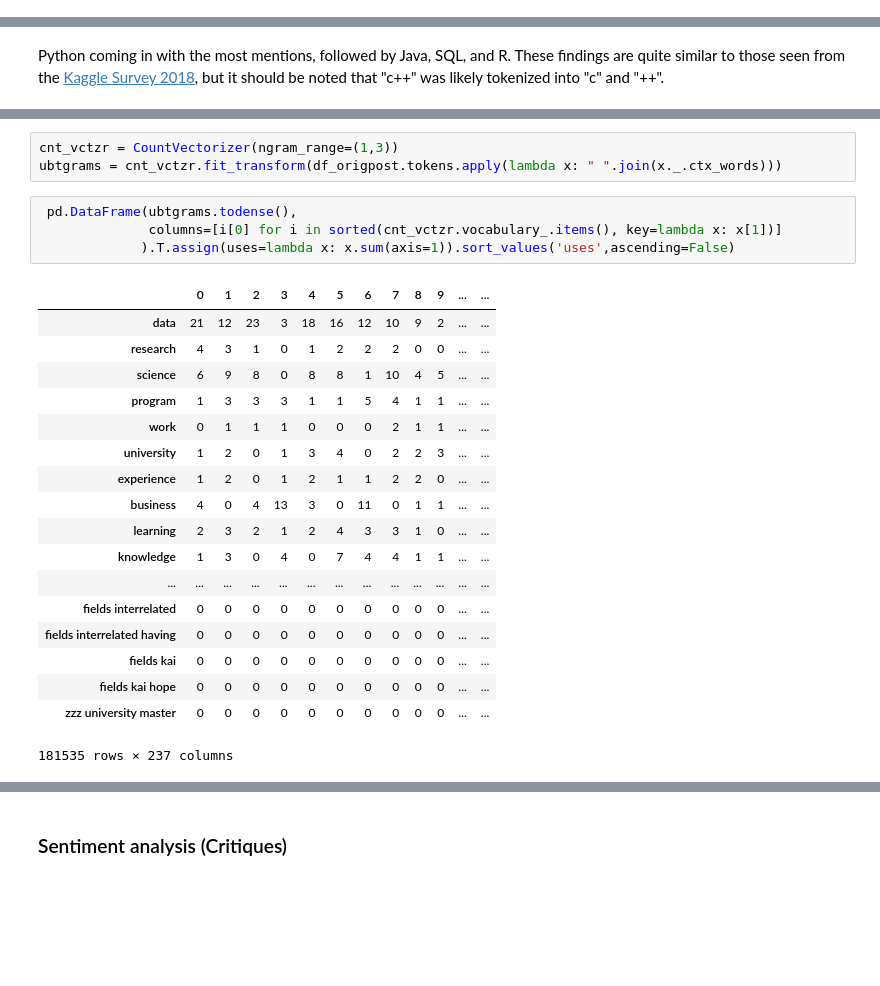
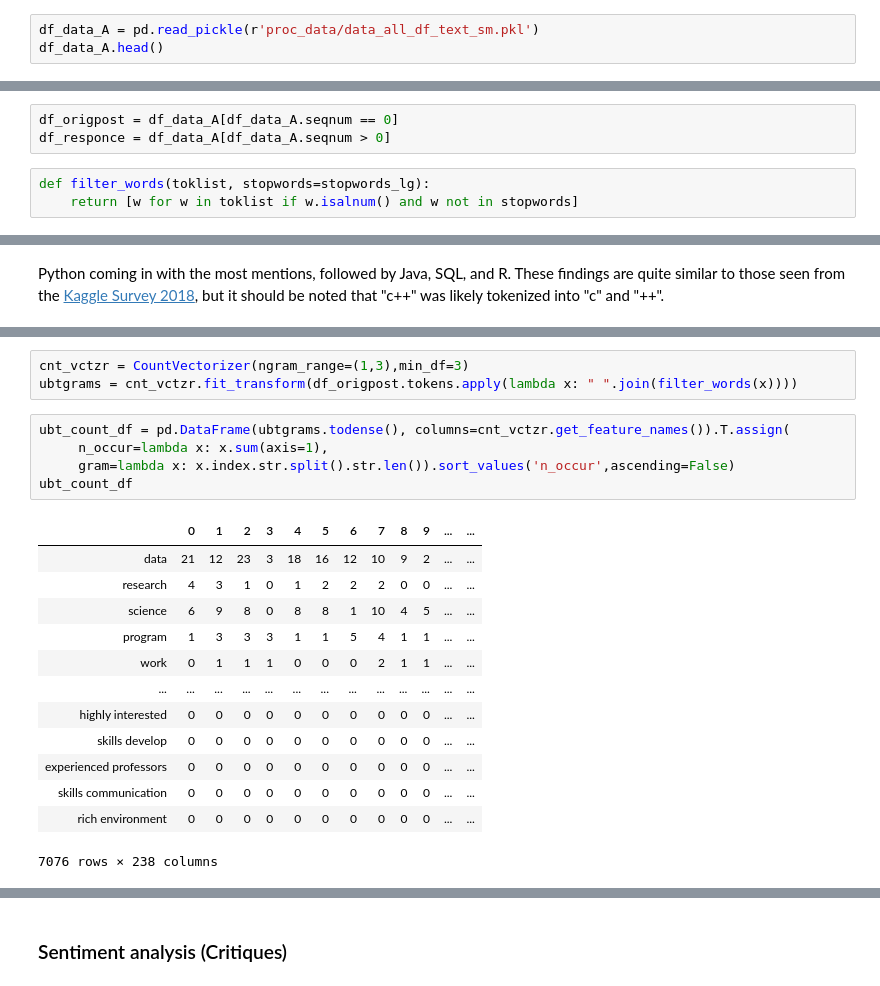
Before and after one commit to Rypo/grad-statement-analysis, a Jupyter notebook: prelim_analysis.ipynb, the cells around one changed output, grey strips where cells are left out. Drawn from its saved outputs; the diff is of its cells as text; blank space fills up the shorter version.

```diff
--- a/prelim_analysis.ipynb
+++ b/prelim_analysis.ipynb
@@ -211,3 +223,6 @@ See: `preprocessing.ipynb`
 Have a look at some basic statistics
 # %% [markdown]
 Starting small, lets just have a quick look at the most common words used in across all statements.
+# %%
+df_data_A = pd.read_pickle(r'proc_data/data_all_df_text_sm.pkl')
+df_data_A.head()
@@ -214 +236,7 @@ Starting small, lets just have a quick look at the most common words used in acr
+# %%
+df_origpost = df_data_A[df_data_A.seqnum == 0]
+df_responce = df_data_A[df_data_A.seqnum > 0]
+# %%
+def filter_words(toklist, stopwords=stopwords_lg):
+    return [w for w in toklist if w.isalnum() and w not in stopwords]
 # %%
@@ -259,26 +297,22 @@ ax.barh([*map(str,bpairs[0])],bpairs[1]);
 # %%
-cnt_vctzr = CountVectorizer(ngram_range=(1,3))
-ubtgrams = cnt_vctzr.fit_transform(df_origpost.tokens.apply(lambda x: " ".join(x._.ctx_words)))
+cnt_vctzr = CountVectorizer(ngram_range=(1,3),min_df=3)
+ubtgrams = cnt_vctzr.fit_transform(df_origpost.tokens.apply(lambda x: " ".join(filter_words(x))))
 # %%
- pd.DataFrame(ubtgrams.todense(),
-              columns=[i[0] for i in sorted(cnt_vctzr.vocabulary_.items(), key=lambda x: x[1])]
-             ).T.assign(uses=lambda x: x.sum(axis=1)).sort_values('uses',ascending=False)
+ubt_count_df = pd.DataFrame(ubtgrams.todense(), columns=cnt_vctzr.get_feature_names()).T.assign(
+     n_occur=lambda x: x.sum(axis=1),
+     gram=lambda x: x.index.str.split().str.len()).sort_values('n_occur',ascending=False)
+ubt_count_df
 # %% [output]
 |  | 0 | 1 | 2 | 3 | 4 | 5 | 6 | 7 | 8 | 9 | ... | ... |
 | data | 21 | 12 | 23 | 3 | 18 | 16 | 12 | 10 | 9 | 2 | ... | ... |
 | research | 4 | 3 | 1 | 0 | 1 | 2 | 2 | 2 | 0 | 0 | ... | ... |
 | science | 6 | 9 | 8 | 0 | 8 | 8 | 1 | 10 | 4 | 5 | ... | ... |
 | program | 1 | 3 | 3 | 3 | 1 | 1 | 5 | 4 | 1 | 1 | ... | ... |
 | work | 0 | 1 | 1 | 1 | 0 | 0 | 0 | 2 | 1 | 1 | ... | ... |
-| university | 1 | 2 | 0 | 1 | 3 | 4 | 0 | 2 | 2 | 3 | ... | ... |
-| experience | 1 | 2 | 0 | 1 | 2 | 1 | 1 | 2 | 2 | 0 | ... | ... |
-| business | 4 | 0 | 4 | 13 | 3 | 0 | 11 | 0 | 1 | 1 | ... | ... |
-| learning | 2 | 3 | 2 | 1 | 2 | 4 | 3 | 3 | 1 | 0 | ... | ... |
-| knowledge | 1 | 3 | 0 | 4 | 0 | 7 | 4 | 4 | 1 | 1 | ... | ... |
 | ... | ... | ... | ... | ... | ... | ... | ... | ... | ... | ... | ... | ... |
-| fields interrelated | 0 | 0 | 0 | 0 | 0 | 0 | 0 | 0 | 0 | 0 | ... | ... |
-| fields interrelated having | 0 | 0 | 0 | 0 | 0 | 0 | 0 | 0 | 0 | 0 | ... | ... |
-| fields kai | 0 | 0 | 0 | 0 | 0 | 0 | 0 | 0 | 0 | 0 | ... | ... |
-| fields kai hope | 0 | 0 | 0 | 0 | 0 | 0 | 0 | 0 | 0 | 0 | ... | ... |
-| zzz university master | 0 | 0 | 0 | 0 | 0 | 0 | 0 | 0 | 0 | 0 | ... | ... |
+| highly interested | 0 | 0 | 0 | 0 | 0 | 0 | 0 | 0 | 0 | 0 | ... | ... |
+| skills develop | 0 | 0 | 0 | 0 | 0 | 0 | 0 | 0 | 0 | 0 | ... | ... |
+| experienced professors | 0 | 0 | 0 | 0 | 0 | 0 | 0 | 0 | 0 | 0 | ... | ... |
+| skills communication | 0 | 0 | 0 | 0 | 0 | 0 | 0 | 0 | 0 | 0 | ... | ... |
+| rich environment | 0 | 0 | 0 | 0 | 0 | 0 | 0 | 0 | 0 | 0 | ... | ... |
-181535 rows × 237 columns
+7076 rows × 238 columns
```
Also changed, not shown: parts of 21 cells of this notebook.
